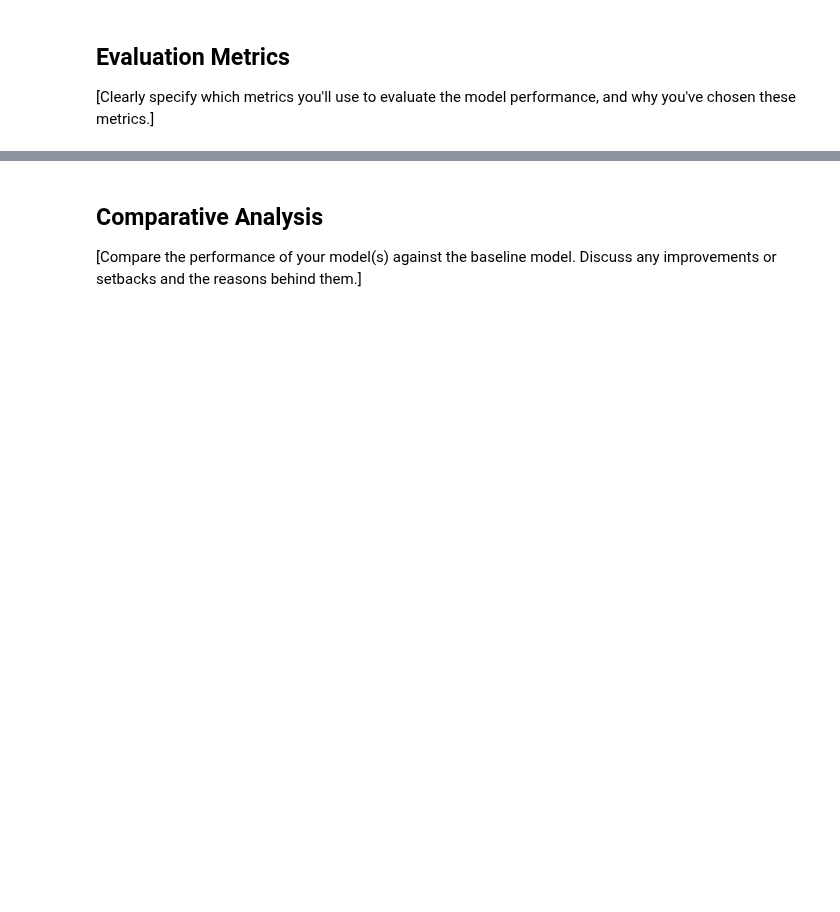
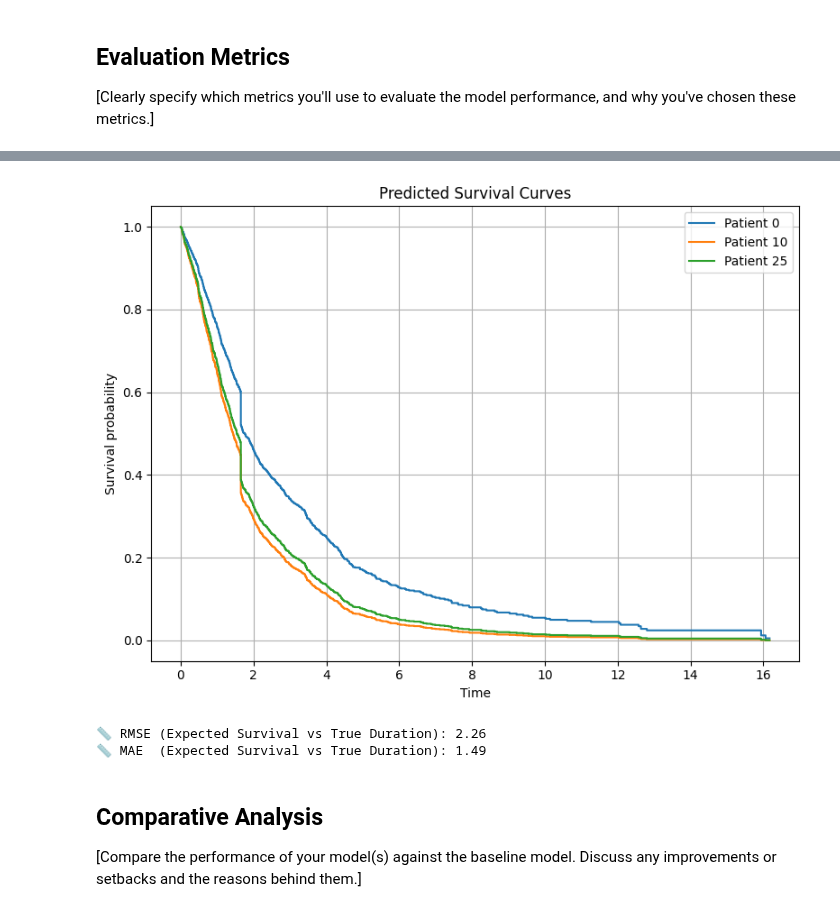
Before and after one commit to kaSae6/PredictLeukemiaSurvival, a Jupyter notebook: 3_Model/model_definition_evaluation_KS.ipynb, the cells around one changed output, grey strips where cells are left out. Drawn from its saved outputs; the diff is of its cells as text; code cells hidden in the pictures; blank space fills up the shorter version.

Commit message:
added rmse and mae

```diff
--- a/3_Model/model_definition_evaluation_KS.ipynb
+++ b/3_Model/model_definition_evaluation_KS.ipynb
@@ -539,3 +616,48 @@ Model training complete.
+# %%
+import matplotlib.pyplot as plt
+
+# Select 3 patients from validation set
+idx = [0, 10, 25]  # adjust as needed
+X_samples = X_val_split[idx]
+
+# Predict survival functions
+surv_preds = model.predict_surv_df(X_samples)
+
+# Plot survival curves
+plt.figure(figsize=(8, 6))
+for i, col in enumerate(surv_preds.columns):
+    plt.step(surv_preds.index, surv_preds[col], where="post", label=f"Patient {idx[i]}")
+plt.xlabel("Time")
+plt.ylabel("Survival probability")
+plt.title("Predicted Survival Curves")
+plt.legend()
+plt.grid(True)
+plt.tight_layout()
+plt.show()
+# %% [output]
+[figure, added]
+# %%
+# Predict survival functions
+surv_df = model.predict_surv_df(X_val_split)
+
+# Approximate the expected survival time for each individual:
+# This is done by summing the survival probabilities over time (numerical integration)
+# and multiplying by the time step (assumes uniform spacing)
+expected_survival = surv_df.sum(axis=0) * (surv_df.index[1] - surv_df.index[0])
+
+# Use actual durations from the validation set as ground truth
+true_survival = duration_val_split
+
+from sklearn.metrics import root_mean_squared_error, mean_absolute_error
+
+rmse = root_mean_squared_error(true_survival, expected_survival)
+mae = mean_absolute_error(true_survival, expected_survival)
+
+print(f"📏 RMSE (Expected Survival vs True Duration): {rmse:.2f}")
+print(f"📏 MAE  (Expected Survival vs True Duration): {mae:.2f}")
+# %% [output]
+📏 RMSE (Expected Survival vs True Duration): 2.26
+📏 MAE  (Expected Survival vs True Duration): 1.49
 # %% [markdown]
 ## Comparative Analysis
 
```
Also changed, not shown: parts of 8 cells of this notebook.
